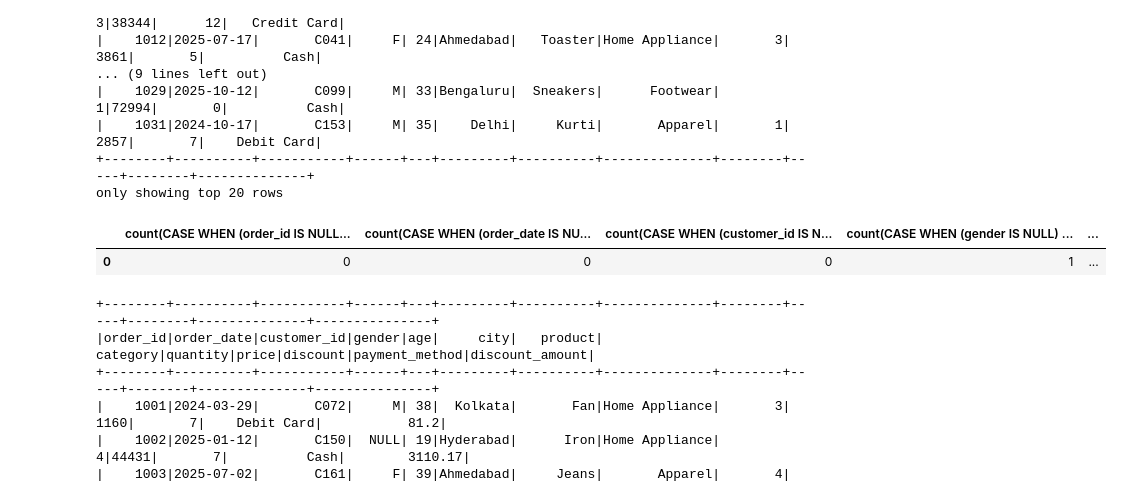
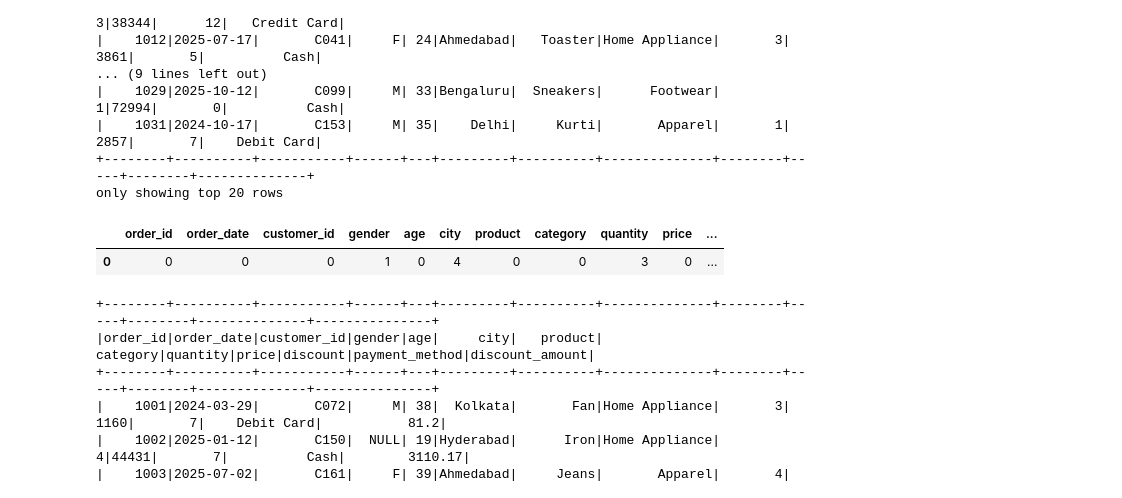
Before and after one commit to dinkardongre/pyspark-data-analysis, a Jupyter notebook: pyspark.ipynb, the cells around one changed output. Cells and saved outputs as stored; diff of their text form; code cells hidden in the pictures.

```diff
--- a/pyspark.ipynb
+++ b/pyspark.ipynb
@@ -15,0 +27,2 @@ df1 = spark.read.csv("./sales.csv", header=True, inferSchema=True, )
+# %%
+df1 = spark.read.csv("./sales.csv", header=True, inferSchema=True)
@@ -64,11 +122,11 @@ df1.na.drop().show()
 +--------+----------+-----------+------+---+---------+----------+--------------+--------+-----+--------+--------------+
 only showing top 20 rows
 # %%
-nulls = df1.select([count(when(col(c).isNull(), c)) for c in df1.columns]).toPandas()
+nulls = df1.select([count(when(col(c).isNull(), c)).alias(c) for c in df1.columns]).toPandas()
 nulls
 # %% [output]
-|  | count(CASE WHEN (order_id IS NULL... | count(CASE WHEN (order_date IS NU... | count(CASE WHEN (customer_id IS N... | count(CASE WHEN (gender IS NULL) ... | ... |
-| 0 | 0 | 0 | 0 | 1 | ... |
+|  | order_id | order_date | customer_id | gender | age | city | product | category | quantity | price | ... |
+| 0 | 0 | 0 | 0 | 1 | 0 | 4 | 0 | 0 | 3 | 0 | ... |
 # %%
 # df = spark.createDataFrame(data, columns)
 # df.limit(20).collect()
```
Also changed, not shown: parts of 16 cells of this notebook, 1 other file.
